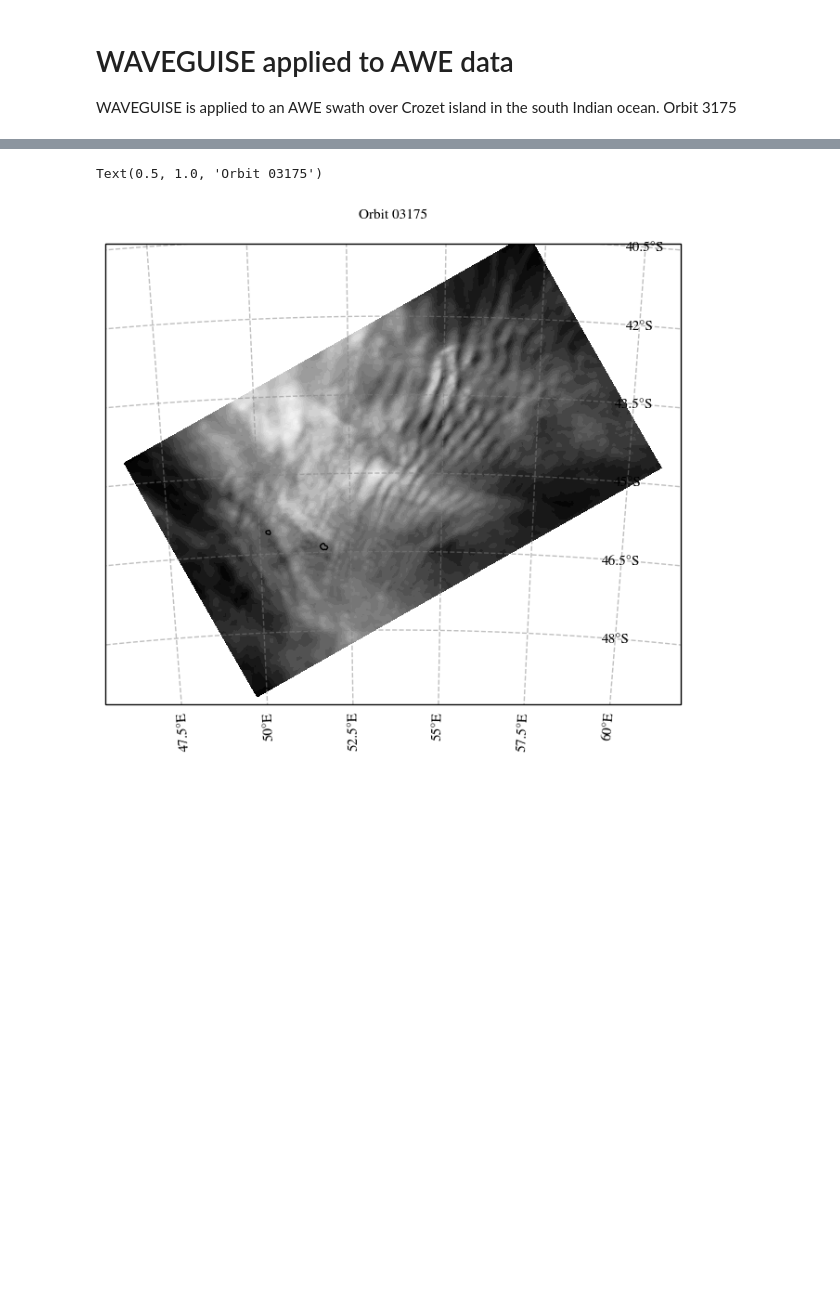
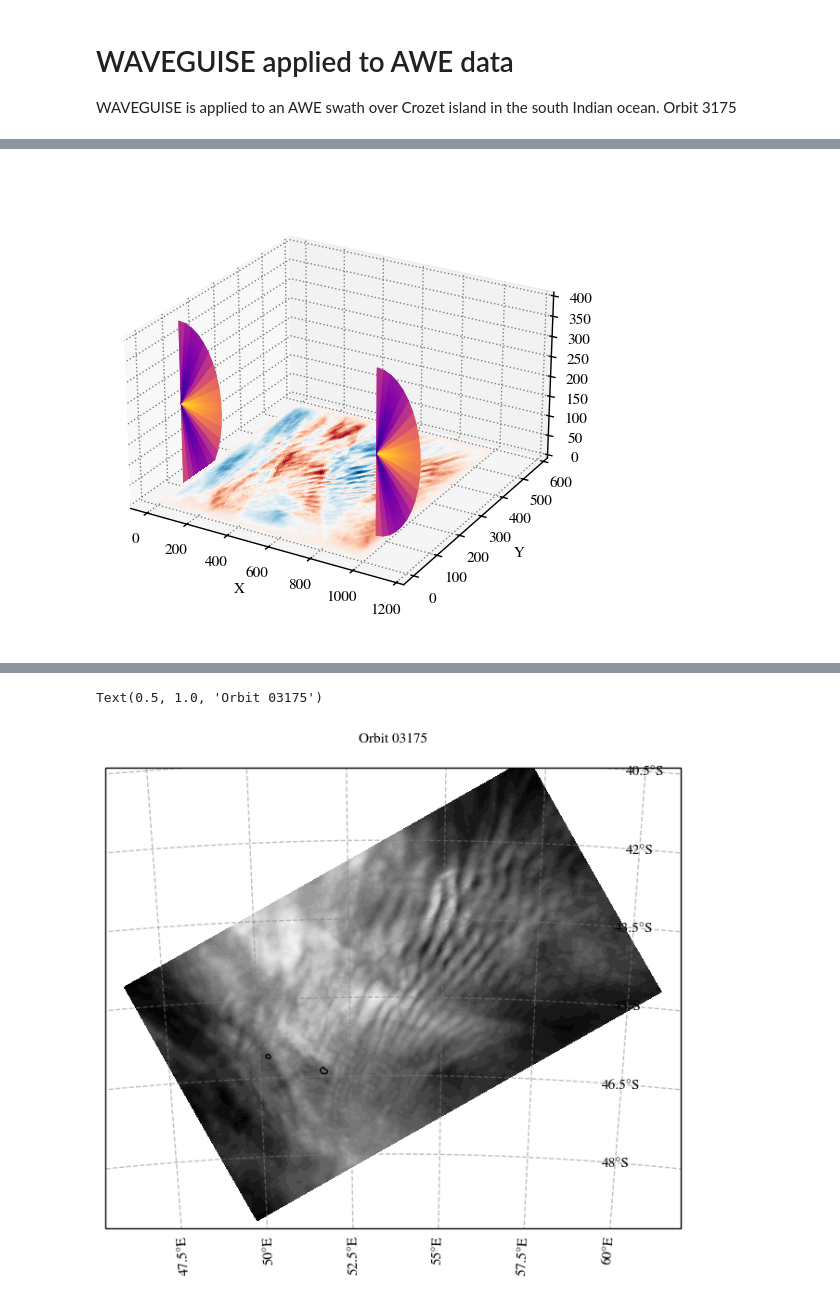
Before and after one commit to Waveguyde/WAVEGUISE, a Jupyter notebook: notebooks/02-2D_exmpl_AWE.ipynb, the cells around one changed output, grey strips where cells are left out. Saved outputs shown, nothing was run; the diff lists cells and outputs as text; code cells hidden in the pictures; blank space fills up the shorter version.

```diff
--- a/notebooks/02-2D_exmpl_AWE.ipynb
+++ b/notebooks/02-2D_exmpl_AWE.ipynb
@@ -26,3 +24,83 @@ from numpy.linalg import norm
 from scipy.stats import circmean
 """
 plt.style.use("../latex_default.mplstyle")
+# %%
+# -------------------------
+# UNTERE EBENE (normal 2D)
+# -------------------------
+Xb, Yb = np.meshgrid(x, y)
+Z_bottom = signal
+
+# -------------------------
+# OBERE EBENE (polar)
+# -------------------------
+nr, ntheta = js, jt
+r = np.linspace(0, 200, nr)
+theta = np.linspace(-np.pi/2, np.pi/2, ntheta)
+R, TH = np.meshgrid(r, theta)
+
+# Beispiel-POLAR-DATEN
+Z_polar = np.cos(3*TH) * np.exp(-R/200)
+
+# Polar → kartesisch
+Xp = R * np.cos(TH)
+Zp = R * np.sin(TH)
+
+# -------------------------
+# Farben
+# -------------------------
+norm = plt.Normalize(vmin=Z_bottom.min(),vmax=Z_bottom.max())
+colors_bottom = cm.RdBu_r(norm(Z_bottom))
+norm = plt.Normalize(vmin=Z_polar.min(),vmax=Z_polar.max())
+colors_polar  = cm.plasma(norm(Z_polar))
+
+# -------------------------
+# 3D-PLOT
+# -------------------------
+fig = plt.figure(figsize=(7, 6))
+ax = fig.add_subplot(111, projection="3d")
+
+# Boden
+surf_bottom = ax.plot_surface(
+    Xb, Yb, np.zeros_like(Xb),
+    facecolors=colors_bottom,
+    rstride=1,
+    cstride=1,
+    linewidth=0,
+    antialiased=False,
+    shade=False)
+
+# Polar-Ebene
+surf_polar = ax.plot_surface(
+    Xp+950, np.zeros_like(Zp)+100, Zp+201,
+    facecolors=colors_polar,
+    rstride=1, cstride=1,
+    shade=False)
+
+surf_polar = ax.plot_surface(
+    Xp, np.zeros_like(Zp)+100, Zp+201,
+    facecolors=colors_polar,
+    rstride=1, cstride=1,
+    shade=False)
+
+"""
+for r0 in [0.25, 0.5, 0.75]:
+    ax.plot(
+        r0*np.cos(theta),
+        r0*np.sin(theta),
+        z1,
+        color="k",
+        lw=0.5,
+        #alpha=0.4
+    )
+"""
+surf_bottom.set_zsort('min')
+surf_polar.set_zsort('max')
+
+ax.view_init(elev=25, azim=-60)
+ax.set_box_aspect((1, 1, 0.6))
+
+ax.set_xlabel("X")
+ax.set_ylabel("Y")
+ax.set_zlabel("Z")
+# %% [output]
@@ -28,0 +108 @@ plt.style.use("../latex_default.mplstyle")
+[figure, added]
```
Also changed, not shown: parts of 5 cells of this notebook.
